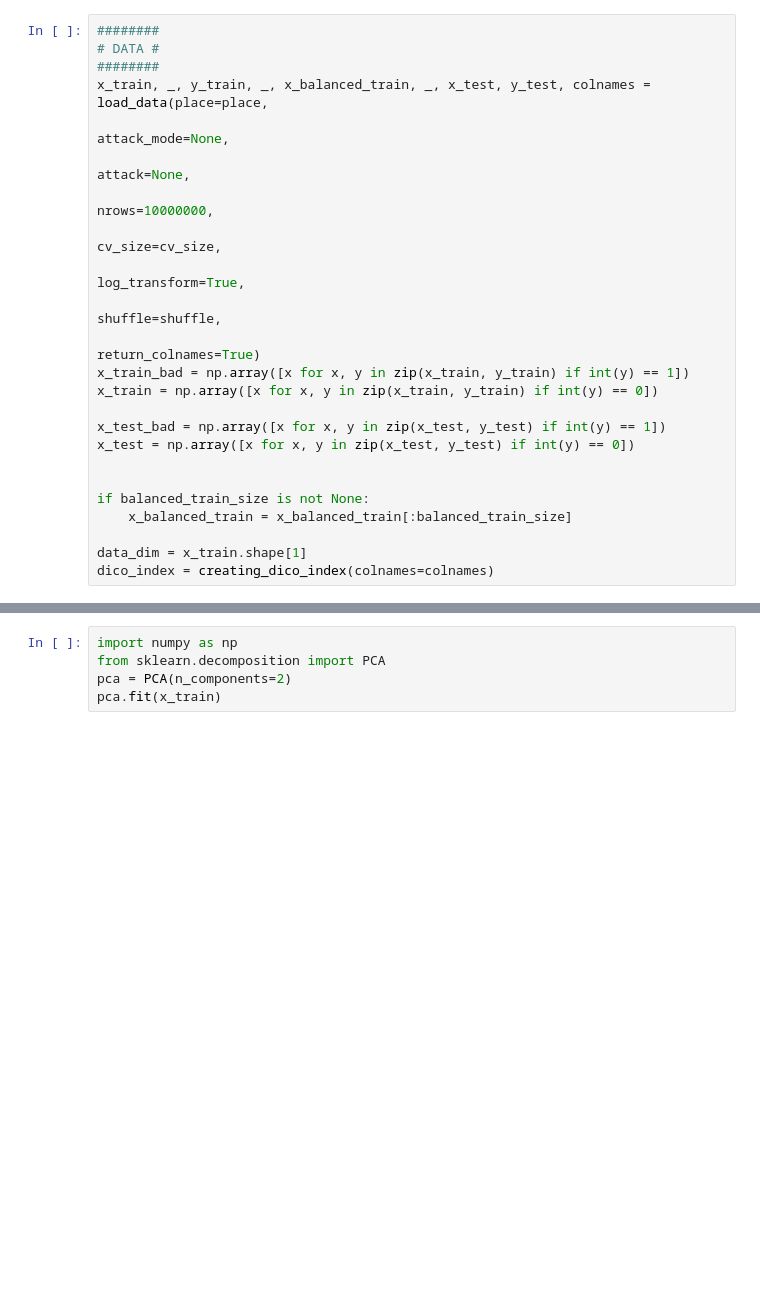
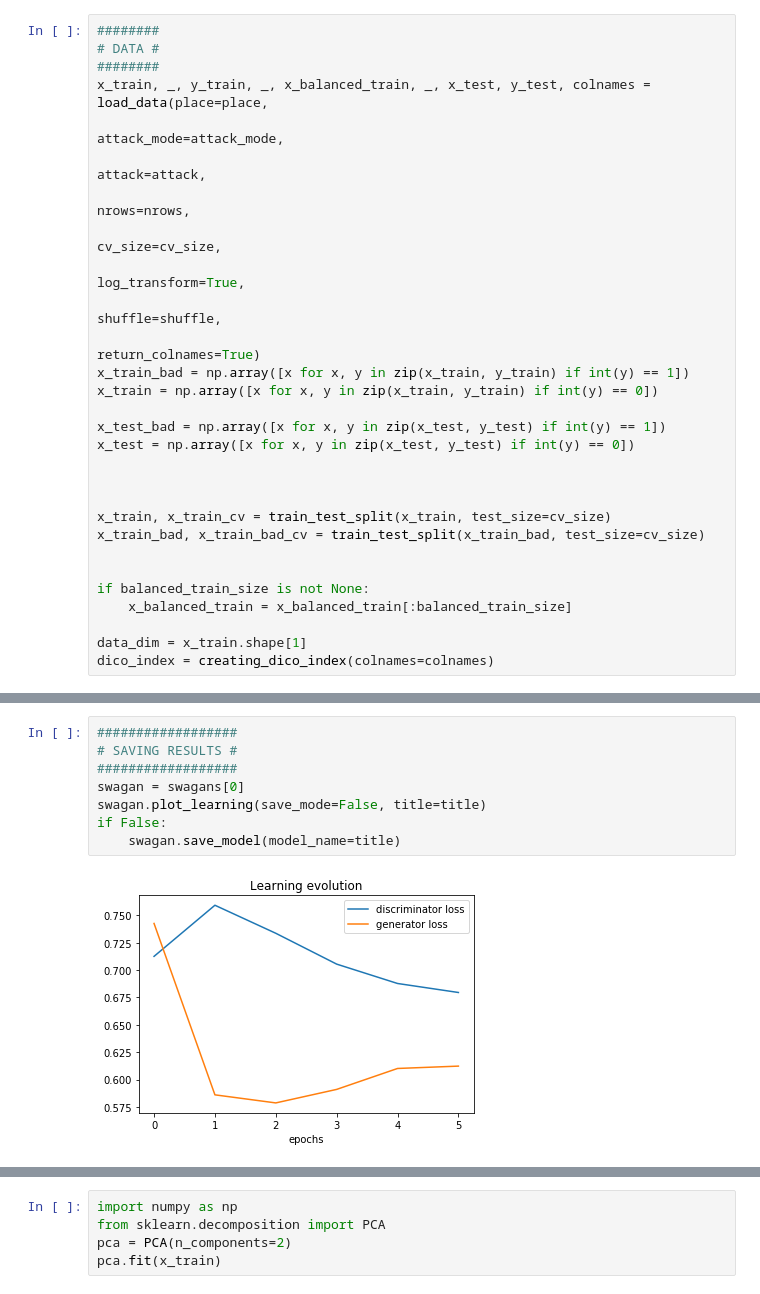
Before and after one commit to ppmdatix/gitELECOM, a Jupyter notebook: cGANoDEbergerac/draft.ipynb, the cells around one changed output, grey strips where cells are left out. Cells and saved outputs as stored; diff of their text form; blank space fills up the shorter version.

```diff
--- a/cGANoDEbergerac/draft.ipynb
+++ b/cGANoDEbergerac/draft.ipynb
@@ -13,9 +43,9 @@ Using TensorFlow backend.
 # DATA #
 ########
 x_train, _, y_train, _, x_balanced_train, _, x_test, y_test, colnames = load_data(place=place,
-                                                                                  attack_mode=None,
-                                                                                  attack=None,
-                                                                                  nrows=10000000,
+                                                                                  attack_mode=attack_mode,
+                                                                                  attack=attack,
+                                                                                  nrows=nrows,
                                                                                   cv_size=cv_size,
                                                                                   log_transform=True,
                                                                                   shuffle=shuffle,
@@ -27,6 +57,11 @@ x_test_bad = np.array([x for x, y in zip(x_test, y_test) if int(y) == 1])
 x_test = np.array([x for x, y in zip(x_test, y_test) if int(y) == 0])
 
 
+
+x_train, x_train_cv = train_test_split(x_train, test_size=cv_size)
+x_train_bad, x_train_bad_cv = train_test_split(x_train_bad, test_size=cv_size)
+
+
 if balanced_train_size is not None:
     x_balanced_train = x_balanced_train[:balanced_train_size]
 
@@ -168,0 +148,10 @@ np.max(x1[0] - x10[0])
+# %%
+##################
+# SAVING RESULTS #
+##################
+swagan = swagans[0]
+swagan.plot_learning(save_mode=False, title=title)
+if False:
+    swagan.save_model(model_name=title)
+# %% [output]
+[figure, added]
```
Also changed, not shown: parts of 16 cells of this notebook, 6 other files.
